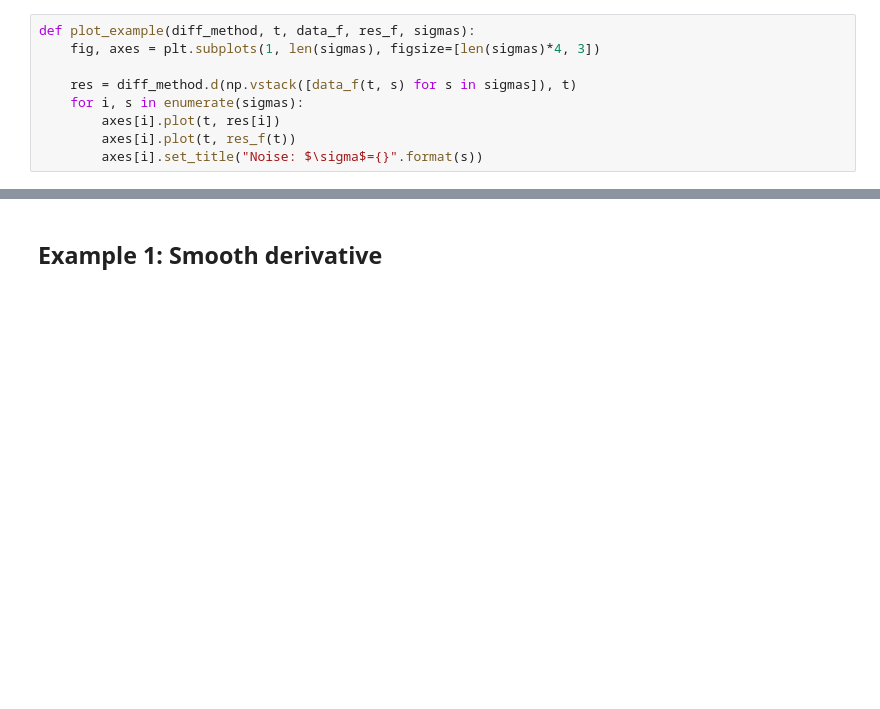
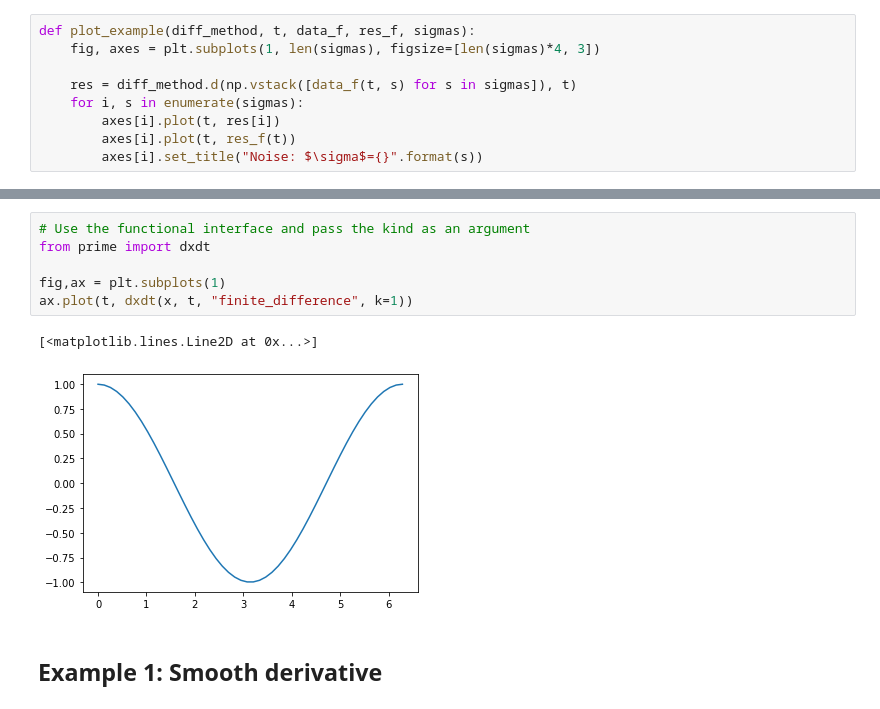
Before and after one commit to andgoldschmidt/derivative, a Jupyter notebook: docs/notebooks/Examples.ipynb, the cells around one changed output, grey strips where cells are left out. Cells and saved outputs as stored; diff of their text form; blank space fills up the shorter version.

```diff
--- a/docs/notebooks/Examples.ipynb
+++ b/docs/notebooks/Examples.ipynb
@@ -25,3 +42,12 @@ def plot_example(diff_method, t, data_f, res_f, sigmas):
+# %%
+# Use the functional interface and pass the kind as an argument
+from prime import dxdt
+
+fig,ax = plt.subplots(1)
+ax.plot(t, dxdt(x, t, "finite_difference", k=1))
+# %% [output]
+[<matplotlib.lines.Line2D at 0x...>]
+[figure, added]
 # %% [markdown]
 ## Example 1: Smooth derivative
 # %%
```
Also changed, not shown: parts of 17 cells of this notebook.
